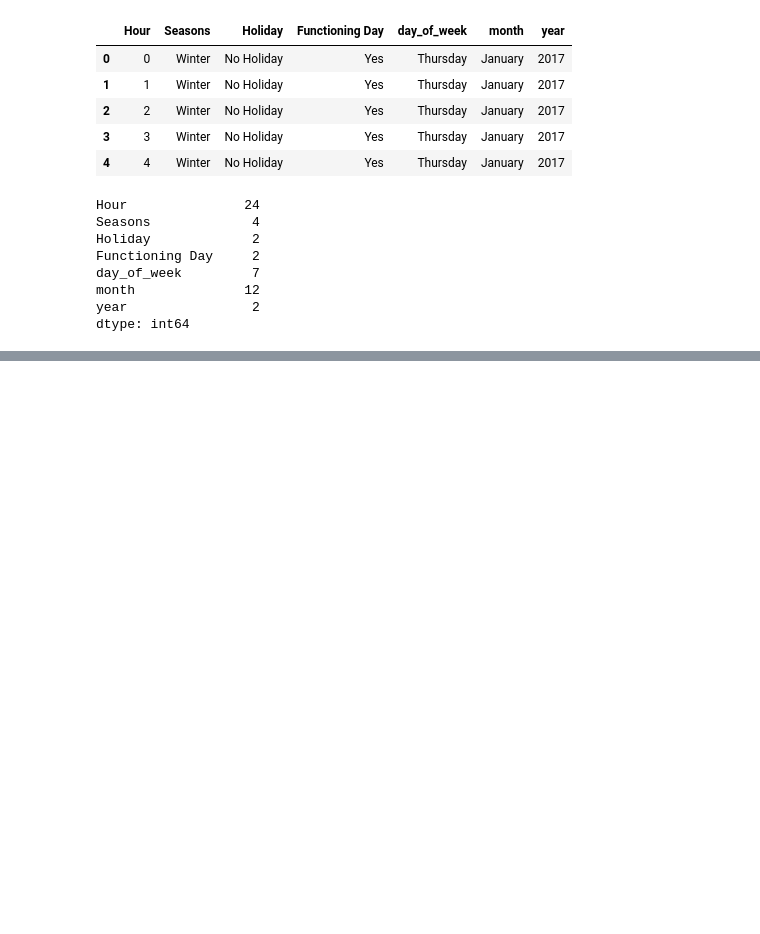
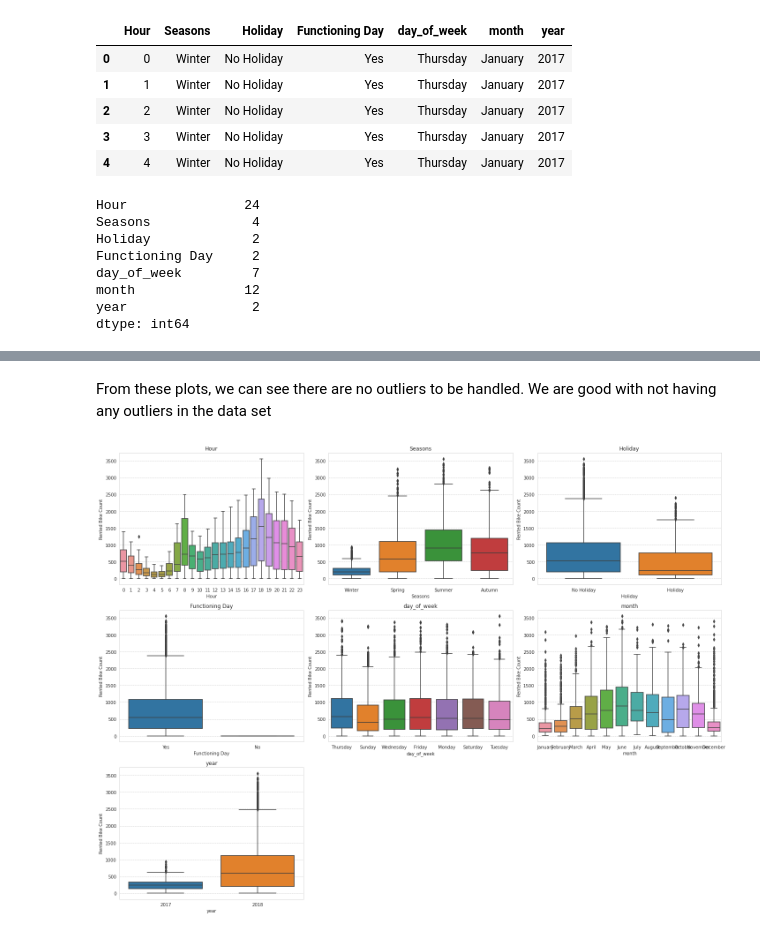
Before and after one commit to ankii7546/Bike-Sharing-Demand-Prediction, a Jupyter notebook: Bike_Sharing_Demand_Prediction.ipynb, the cells around one changed output, grey strips where cells are left out. Saved outputs shown, nothing was run; the diff lists cells and outputs as text; code cells hidden in the pictures; blank space fills up the shorter version.

```diff
--- a/Bike_Sharing_Demand_Prediction.ipynb
+++ b/Bike_Sharing_Demand_Prediction.ipynb
@@ -193,0 +226,16 @@ dtype: int64
+# %% [markdown]
+From these plots, we can see there are no outliers to be handled. We are good with not having any outliers in the data set
+# %%
+# Boxplot for categorical variables to see demands
+n = 1
+plt.figure(figsize=(20,15))
+
+
+for i in categorical_features.columns:
+    plt.subplot(3,3,n)
+    n=n+1
+    sns.boxplot(data=df, x=i, y='Rented Bike Count')
+    plt.title(i)
+    plt.tight_layout()
+# %% [output]
+[figure, added]
```
Also changed, not shown: parts of 11 cells of this notebook.
